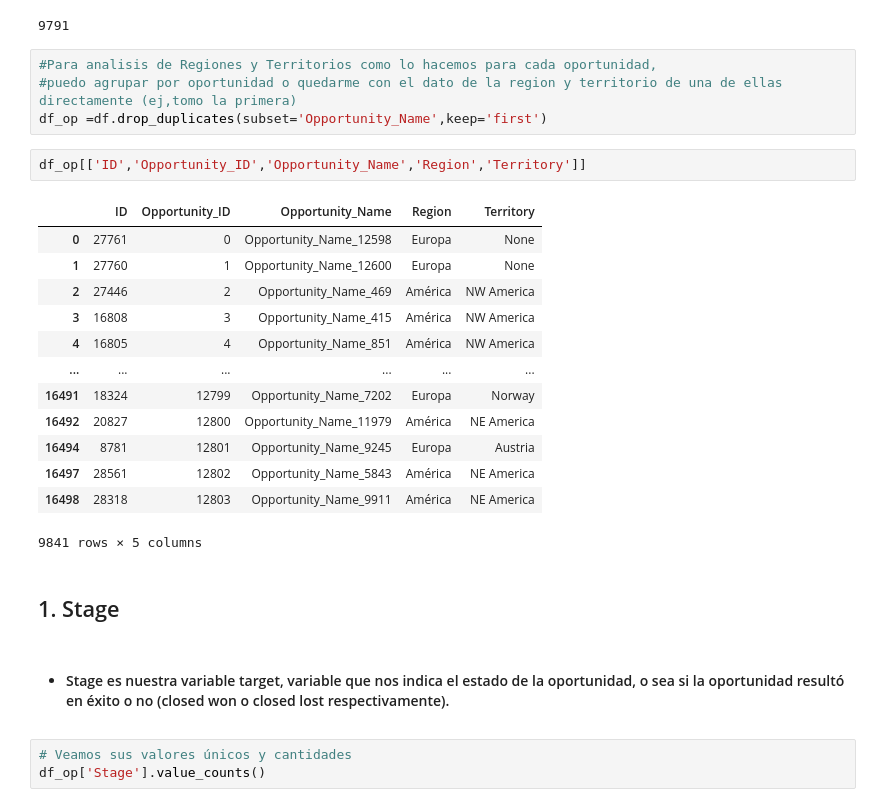
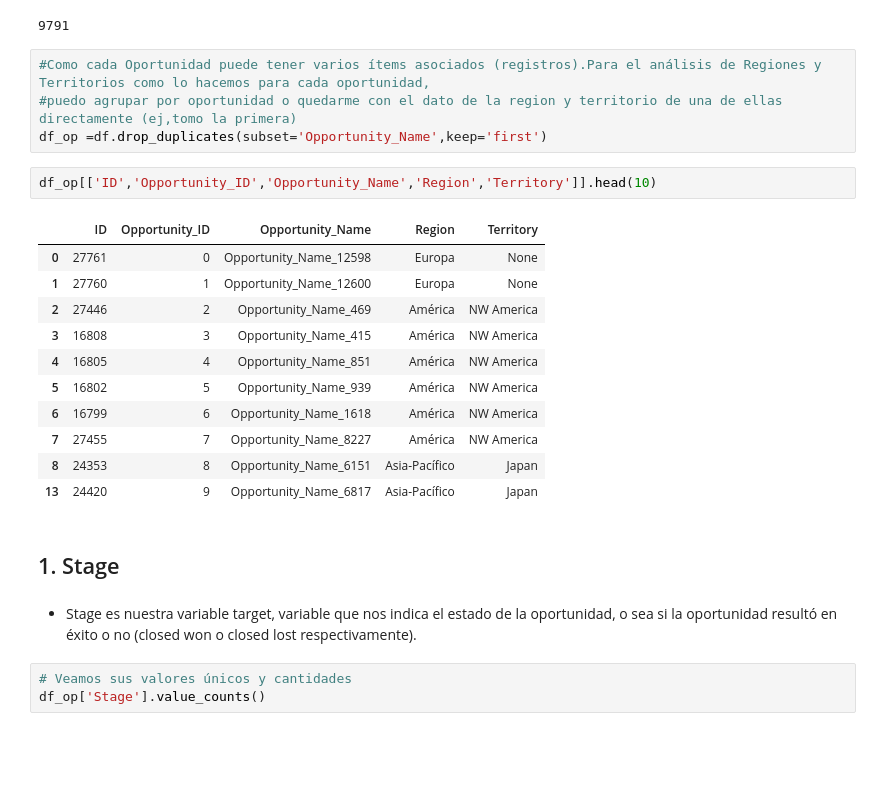
Before and after one commit to miguelAfonzalida/TP1-OrgaDatos, a Jupyter notebook: TP Final.ipynb, the cells around one changed output. Saved outputs shown, nothing was run; the diff lists cells and outputs as text; blank space fills up the shorter version.

```diff
--- a/TP Final.ipynb
+++ b/TP Final.ipynb
@@ -59,29 +59,27 @@ len(set(df.Opportunity_Name))
 # %% [output]
 9791
 # %%
-#Para analisis de Regiones y Territorios como lo hacemos para cada oportunidad,
+#Como cada Oportunidad puede tener varios ítems asociados (registros).Para el análisis de Regiones y Territorios como lo hacemos para cada oportunidad,
 #puedo agrupar por oportunidad o quedarme con el dato de la region y territorio de una de ellas directamente (ej,tomo la primera)
 df_op =df.drop_duplicates(subset='Opportunity_Name',keep='first')
 # %%
-df_op[['ID','Opportunity_ID','Opportunity_Name','Region','Territory']]
+df_op[['ID','Opportunity_ID','Opportunity_Name','Region','Territory']].head(10)
 # %% [output]
 |  | ID | Opportunity_ID | Opportunity_Name | Region | Territory |
 | 0 | 27761 | 0 | Opportunity_Name_12598 | Europa | None |
 | 1 | 27760 | 1 | Opportunity_Name_12600 | Europa | None |
 | 2 | 27446 | 2 | Opportunity_Name_469 | América | NW America |
 | 3 | 16808 | 3 | Opportunity_Name_415 | América | NW America |
 | 4 | 16805 | 4 | Opportunity_Name_851 | América | NW America |
-| ... | ... | ... | ... | ... | ... |
-| 16491 | 18324 | 12799 | Opportunity_Name_7202 | Europa | Norway |
-| 16492 | 20827 | 12800 | Opportunity_Name_11979 | América | NE America |
-| 16494 | 8781 | 12801 | Opportunity_Name_9245 | Europa | Austria |
-| 16497 | 28561 | 12802 | Opportunity_Name_5843 | América | NE America |
-| 16498 | 28318 | 12803 | Opportunity_Name_9911 | América | NE America |
+| 5 | 16802 | 5 | Opportunity_Name_939 | América | NW America |
+| 6 | 16799 | 6 | Opportunity_Name_1618 | América | NW America |
+| 7 | 27455 | 7 | Opportunity_Name_8227 | América | NW America |
+| 8 | 24353 | 8 | Opportunity_Name_6151 | Asia-Pacífico | Japan |
+| 13 | 24420 | 9 | Opportunity_Name_6817 | Asia-Pacífico | Japan |
-9841 rows × 5 columns
 # %% [markdown]
 ## 1. Stage
 # %% [markdown]
-* #### Stage es nuestra variable target, variable que nos indica el estado de la oportunidad, o sea si la oportunidad resultó en éxito o no (closed won o closed lost respectivamente).
+* Stage es nuestra variable target, variable que nos indica el estado de la oportunidad, o sea si la oportunidad resultó en éxito o no (closed won o closed lost respectivamente).
 # %%
 # Veamos sus valores únicos y cantidades
 df_op['Stage'].value_counts()
```
